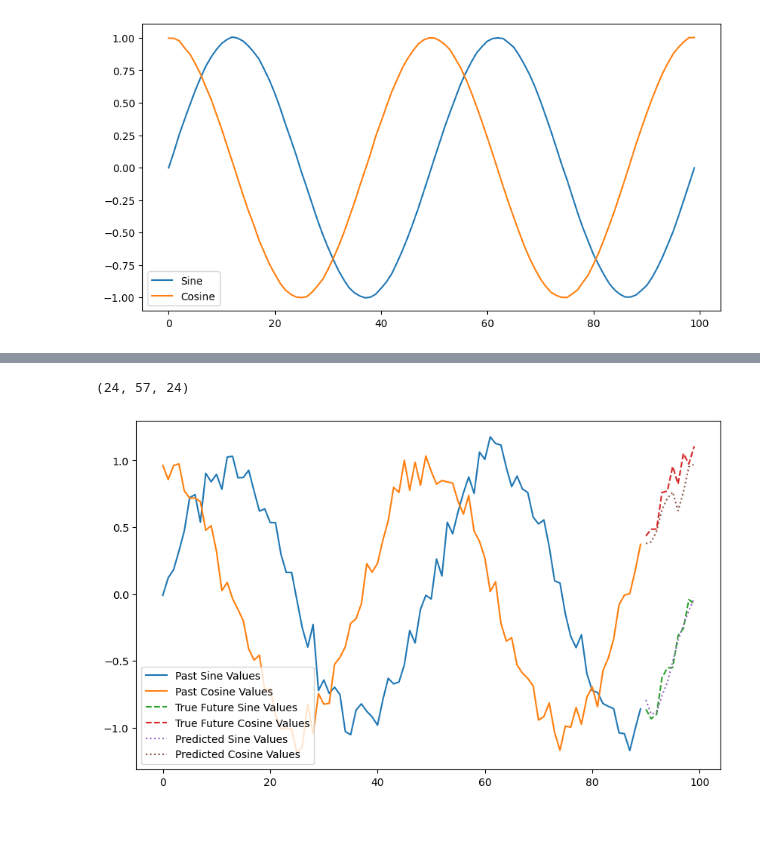
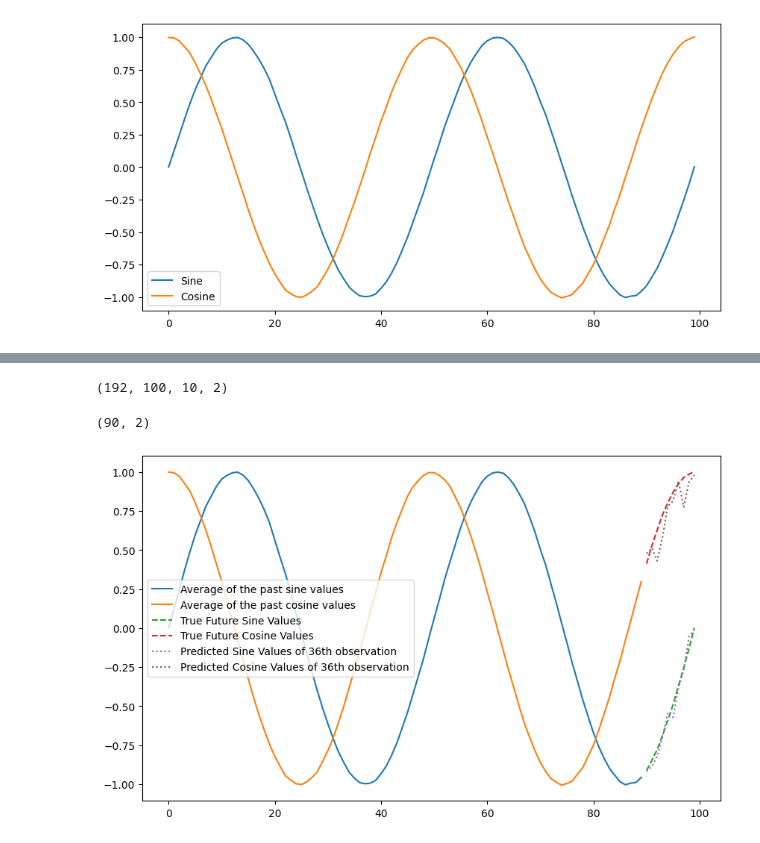
Before and after one commit to allshaks/eeg_llm, a Jupyter notebook: train_gpt_from_scratch.ipynb, the cells around one changed output, grey strips where cells are left out. Cells and saved outputs as stored; diff of their text form; code cells hidden in the pictures.

Commit message:
implemented training and evaluation of the model and compared the predictions to the average value

```diff
--- a/train_gpt_from_scratch.ipynb
+++ b/train_gpt_from_scratch.ipynb
@@ -177,15 +209,25 @@ def mean_squared_error(y_true, y_pred):
+# %%
+generated_predicitons.shape
+# %% [output]
+(192, 100, 10, 2)
 # %%
 # get the best predictions from the 100 different predictions
-target_sine = data[-10:, 0]
-target_cosine = data[-10:, 1]
-mse_cosine_lst  = []
-mse_sine_lst = []
-mse = []
+target_sine = data_avg[-10:, 0]
+target_cosine = data_avg[-10:, 1]
+sample_idx_sine = []
+sample_idx_cosine = []
 
-for i in range(predicted_values.shape[0]):
-    mse_sine = mean_squared_error(target_sine, predicted_values[i, :, 0])
-    mse_cosine = mean_squared_error(target_sine, predicted_values[i, :, 1])
-    mse_sine_lst.append(mse_sine)
-    mse_cosine_lst.append(mse_cosine)
+for prediciton in range(generated_predicitons.shape[0]):
+        mse_sine = []
+        mse_cosine = []
 
-    mse.append(np.mean(mse_sine + mse_cosine))
+        for sample in range(generated_predicitons.shape[1]):
+            mse_sine.append(mean_squared_error(target_sine, generated_predicitons[prediciton, sample, :, 0]))
+            mse_cosine.append(mean_squared_error(target_sine, generated_predicitons[prediciton, sample, :, 1]))
+
+        # find the index of the best sample
+        best_pred_sine = np.argmin(np.array(mse_sine))
+        best_pred_cosine = np.argmin(np.array(mse_cosine))
+
+        sample_idx_sine.append(best_pred_sine)
+        sample_idx_cosine.append(best_pred_cosine)
@@ -196,24 +234,26 @@ best_pred_cosine = np.argmin(np.array(mse_cosine_lst))
-# %%
-best_pred, best_pred_sine, best_pred_cosine
-# %% [output]
-(24, 57, 24)
+# %%
+data_avg[:-10].shape
+# %% [output]
+(90, 2)
 # %%
+# define observation you want to examine
+pred = 35
 # Plot the best predictions
 plt.figure(figsize=(10, 6))
 
 # Plot past values
-plt.plot(np.arange(len(past_values)), past_values.numpy()[:, 0], label="Past Sine Values")
-plt.plot(np.arange(len(past_values)), past_values.numpy()[:, 1], label="Past Cosine Values")
+plt.plot(np.arange(len(data_avg[:-10])), data_avg[:-10, 0], label="Average of the past sine values")
+plt.plot(np.arange(len(data_avg[:-10])), data_avg[:-10, 1], label="Average of the past cosine values")
 
 # Plot true future values
-plt.plot(np.arange(len(past_values), len(past_values) + 10), future_values.numpy()[:, 0], label="True Future Sine Values", linestyle='dashed')
-plt.plot(np.arange(len(past_values), len(past_values) + 10), future_values.numpy()[:, 1], label="True Future Cosine Values", linestyle='dashed')
+plt.plot(np.arange(len(data_avg[:-10]), len(data_avg[:-10]) + 10), data_avg[-10:, 0], label="True Future Sine Values", linestyle='dashed')
+plt.plot(np.arange(len(data_avg[:-10]), len(data_avg[:-10]) + 10), data_avg[-10:, 1], label="True Future Cosine Values", linestyle='dashed')
 
-# Plot predicted future values
-plt.plot(np.arange(len(past_values), len(past_values) + 10), predicted_values[best_pred_sine, :, 0], label="Predicted Sine Values", linestyle='dotted')
-plt.plot(np.arange(len(past_values), len(past_values) + 10), predicted_values[best_pred_cosine, :, 1], label="Predicted Cosine Values", linestyle='dotted')
+# Plot predicted future values of one sampled observation
+plt.plot(np.arange(len(data_avg[:-10]), len(data_avg[:-10]) + 10), generated_predicitons[pred, sample_idx_sine[pred], :, 0], label=f"Predicted Sine Values of {pred + 1}th observation", linestyle='dotted')
+plt.plot(np.arange(len(data_avg[:-10]), len(data_avg[:-10]) + 10), generated_predicitons[pred, sample_idx_cosine[pred], :, 1], label=f"Predicted Cosine Values of {pred + 1}th observation", linestyle='dotted')
 
 plt.legend()
 plt.show()
 # %% [output]
-[figure, old version]
+[figure, new version]
```
Also changed, not shown: parts of 11 cells of this notebook.
